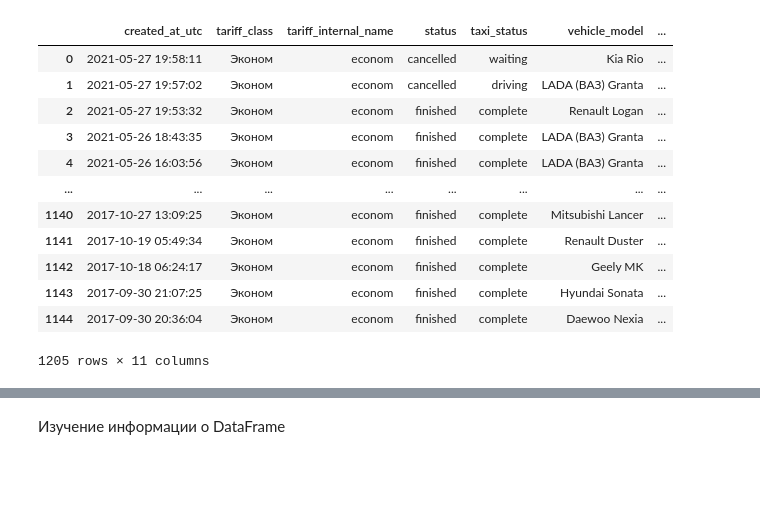
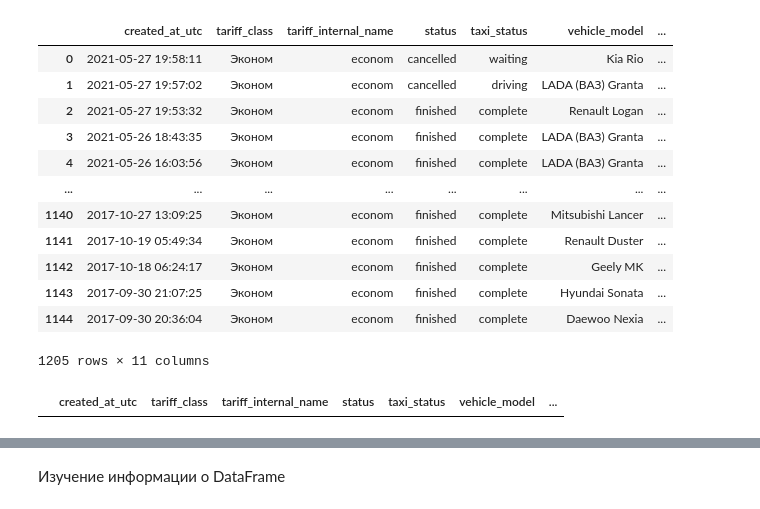
Before and after one commit to NikulinKClemento/pandasProject1, a Jupyter notebook: pandasProject1/pandasProject1.ipynb, the cells around one changed output, grey strips where cells are left out. Drawn from its saved outputs; the diff is of its cells as text; code cells hidden in the pictures; blank space fills up the shorter version.

```diff
--- a/pandasProject1/pandasProject1.ipynb
+++ b/pandasProject1/pandasProject1.ipynb
@@ -28,3 +28,7 @@ data
 | 1143 | 2017-09-30 21:07:25 | Эконом | econom | finished | complete | Hyundai Sonata | ... |
 | 1144 | 2017-09-30 20:36:04 | Эконом | econom | finished | complete | Daewoo Nexia | ... |
 1205 rows × 11 columns
+# %%
+data[data.duplicated()]
+# %% [output]
+|  | created_at_utc | tariff_class | tariff_internal_name | status | taxi_status | vehicle_model | ... |
```
Also changed, not shown: parts of 5 cells of this notebook.
